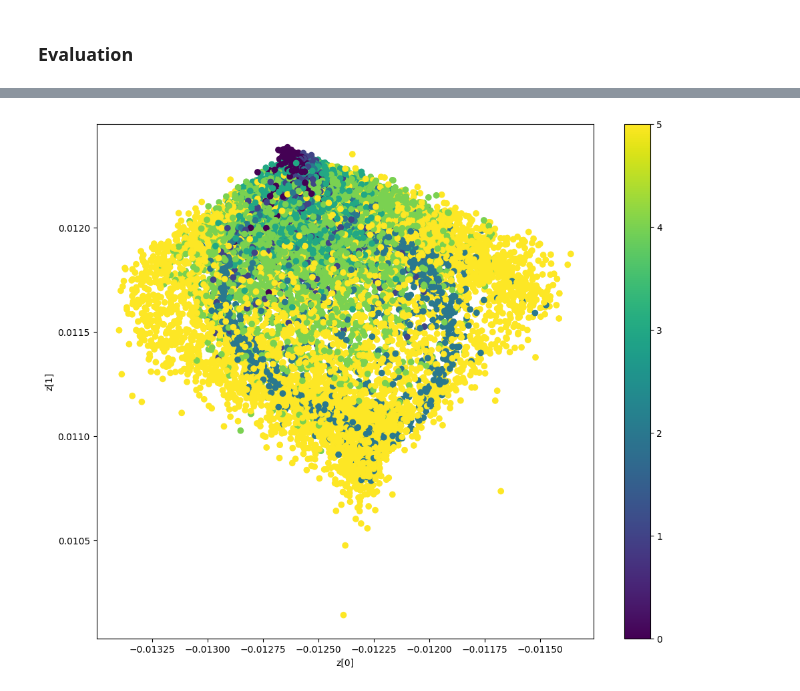
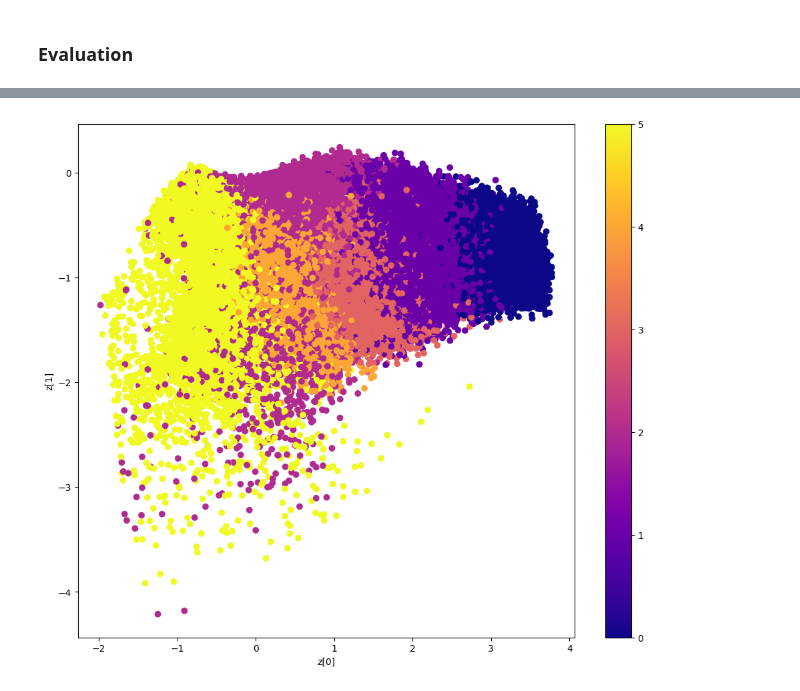
Before and after one commit to NahuelCostaCortez/rapidae, a Jupyter notebook: examples/vae_classifier_rnn.ipynb, the cells around one changed output, grey strips where cells are left out. Saved outputs shown, nothing was run; the diff lists cells and outputs as text; code cells hidden in the pictures.

```diff
--- a/examples/vae_classifier_rnn.ipynb
+++ b/examples/vae_classifier_rnn.ipynb
@@ -21,8 +31,10 @@ Train and test labels are already into one-hot encoding.
 # %%
 data = load_AtrialFibrillation()
 
-x_train, x_val, x_test, y_train, y_val, y_test, target_train, target_val, target_test = data["x_train"], data["x_val"], data["x_test"], data["y_train"], data["y_val"], data["y_test"], data["target_train"], data["target_val"], data["target_test"]
+x_train, y_train = data["x_train"], data["y_train"]
+x_val, y_val = data["x_val"], data["y_val"]
+x_test, y_test = data["x_test"], data["y_test"]
 
 # Obtain number of clasess
-n_classes = y_train.shape[1]
+n_classes = len(np.unique(y_train))
 # %% [output]
@@ -34,8 +44,0 @@ Fix hyperparameters for the model
-# %%
-# Setup the network parameters:
-timesteps = x_train.shape[1]
-input_dim = x_train.shape[2]
-intermediate_dim = 300
-batch_size = 128
-latent_dim = 2
-epochs = 10
@@ -57,11 +91,14 @@ model = VAE(input_dim=(timesteps, input_dim),
 # %% [markdown]
 ### Training
 # %%
-pipe = TrainingPipeline(name='training_pipeline_arrhythmia_vae',
+epochs = 30
+batch_size = 128
+
+pipe = TrainingPipeline(name='RVAE_AtrialFibrillation',
                         learning_rate=0.001,
                         model=model,
                         num_epochs=epochs,
                         batch_size=batch_size)
 
-trained_model = pipe(x=x_train, y=y_train)
+trained_model = pipe(x=x_train, y=y_train, x_val=x_val, y_val=y_val)
 # %% [output]
@@ -87,6 +132,6 @@ Epoch 10: loss did not improve from 35.89681
 # %% [markdown]
 ### Evaluation
 # %%
-outputs = trained_model.predict(x_test)
-plot_latent_space(outputs['z'], target_train)
+outputs = trained_model.predict(x_train)
+plot_latent_space(outputs['z'], y_train)
 # %% [output]
@@ -93 +139 @@ plot_latent_space(outputs['z'], target_train)
-[figure, old version]
+[figure, new version]
```
Also changed, not shown: parts of 12 cells of this notebook, 8 other files.
